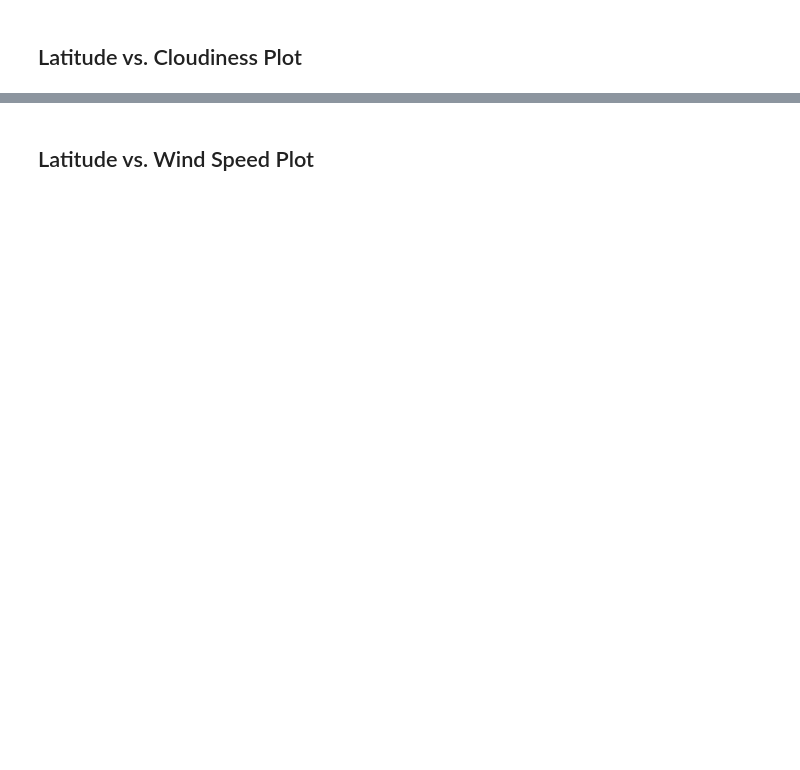
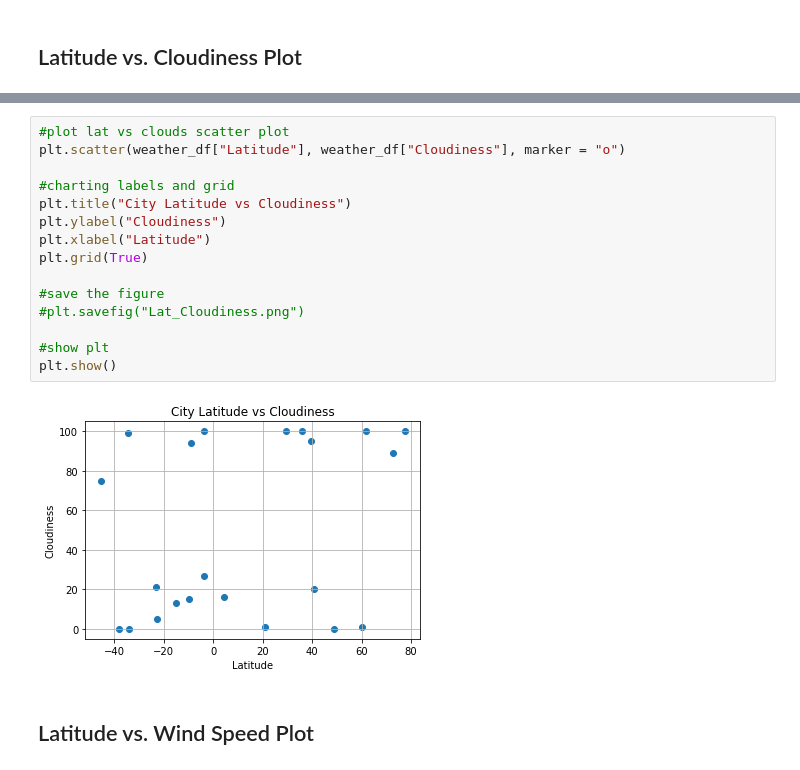
Before and after one commit to mandie021/python-api-challenge, a Jupyter notebook: WeatherPy.ipynb, the cells around one changed output, grey strips where cells are left out. Saved outputs shown, nothing was run; the diff lists cells and outputs as text; blank space fills up the shorter version.

```diff
--- a/WeatherPy.ipynb
+++ b/WeatherPy.ipynb
@@ -243,2 +287,19 @@ Int64Index([], dtype='int64')
+# %%
+#plot lat vs clouds scatter plot
+plt.scatter(weather_df["Latitude"], weather_df["Cloudiness"], marker = "o")
+
+#charting labels and grid
+plt.title("City Latitude vs Cloudiness")
+plt.ylabel("Cloudiness")
+plt.xlabel("Latitude")
+plt.grid(True)
+
+#save the figure
+#plt.savefig("Lat_Cloudiness.png")
+
+#show plt
+plt.show()
+# %% [output]
+[figure, added]
 # %% [markdown]
 ## Latitude vs. Wind Speed Plot
```
Also changed, not shown: parts of 35 cells of this notebook, 1 other file.
